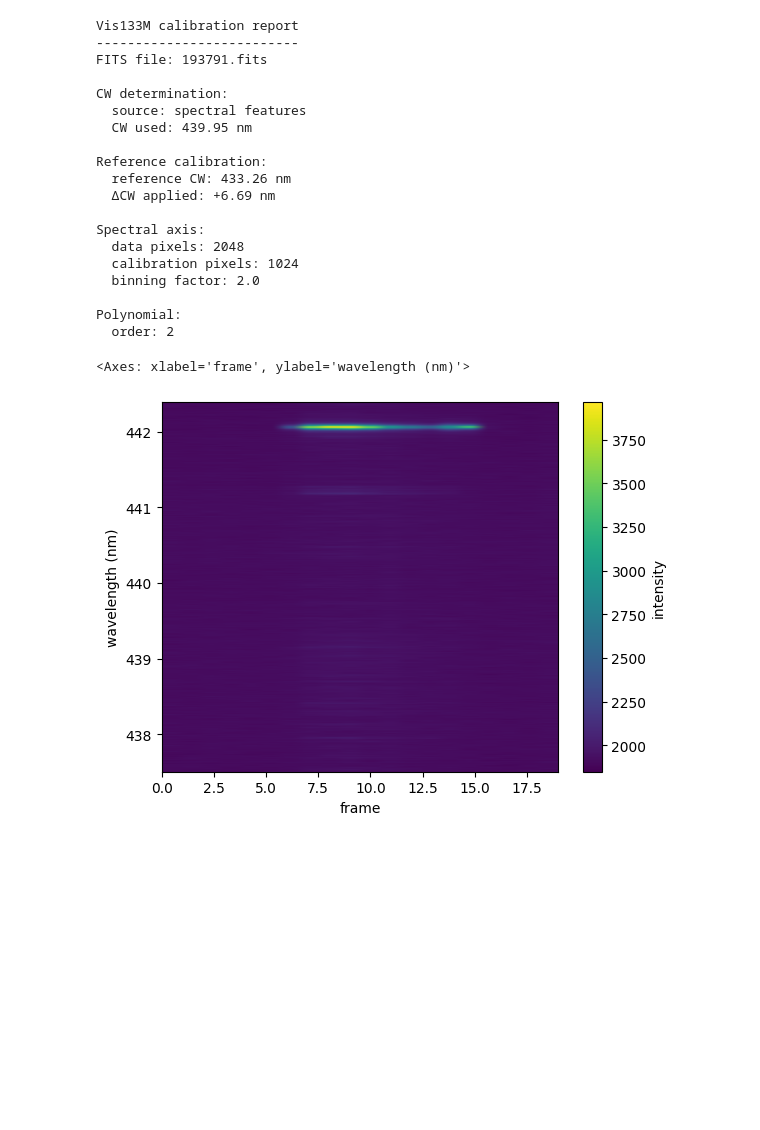
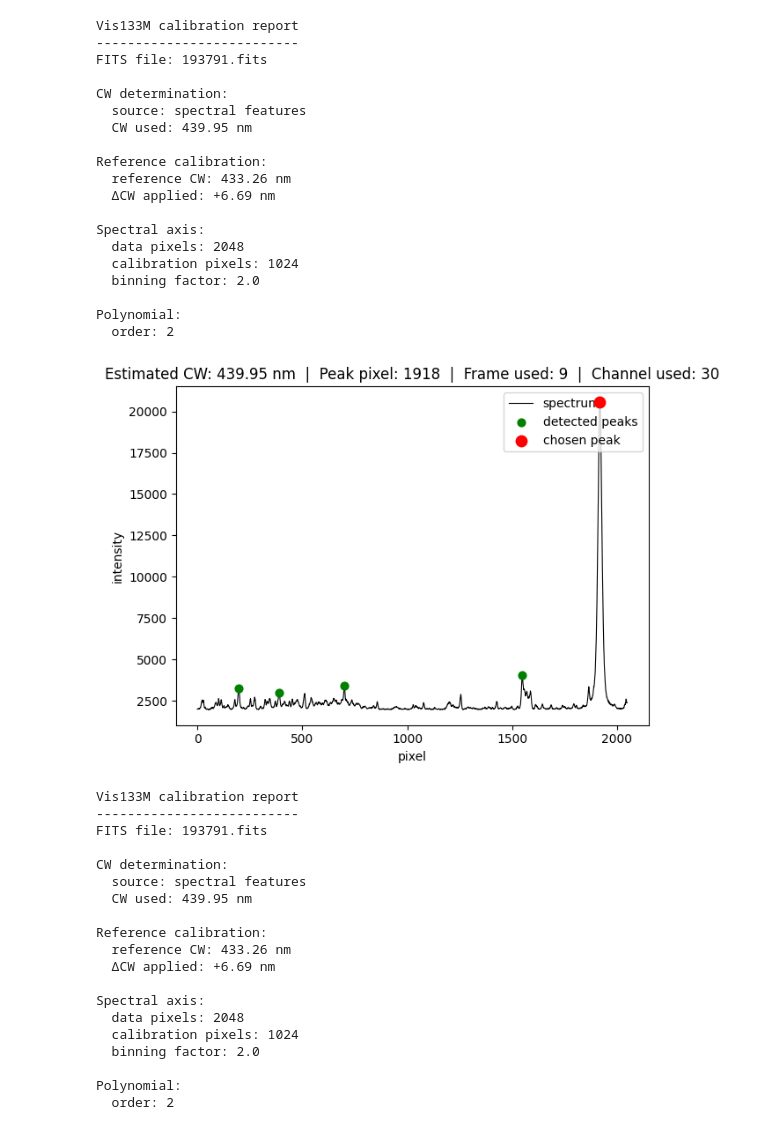
Before and after one commit to queezz/bh-molecule, a Jupyter notebook: examples/07_new_data.ipynb, the cells around one changed output. Saved outputs shown, nothing was run; the diff lists cells and outputs as text; code cells hidden in the pictures; blank space fills up the shorter version.

Commit message:
feat[wavecal] added peak detection plot to check CW estimation

```diff
--- a/examples/07_new_data.ipynb
+++ b/examples/07_new_data.ipynb
@@ -27,10 +27,30 @@ Spectral axis:
 
 Polynomial:
   order: 2
+# %%
+s = Vis133M.from_files("193791.fits", diagnostic_cw=True)
+# %% [output]
+[figure, added]
+Vis133M calibration report
+--------------------------
+FITS file: 193791.fits
+
+CW determination:
+  source: spectral features
+  CW used: 439.95 nm
+
+Reference calibration:
+  reference CW: 433.26 nm
+  ΔCW applied: +6.69 nm
+
+Spectral axis:
+  data pixels: 2048
+  calibration pixels: 1024
+  binning factor: 2.0
+
+Polynomial:
+  order: 2
 # %%
 s.plot_channel_stack(3)
-# %% [output]
-<Axes: xlabel='frame', ylabel='wavelength (nm)'>
-[figure, removed]
 # %%
 s.plot_channel_stack(32,log_scale=True,vmin=1.6e3,cmap='gist_gray')
```
Also changed, not shown: parts of 4 cells of this notebook, 2 other files.
